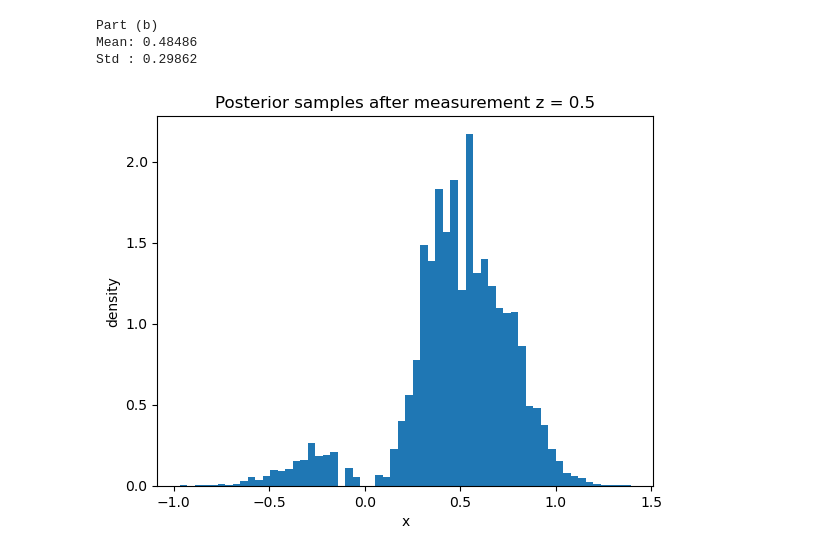
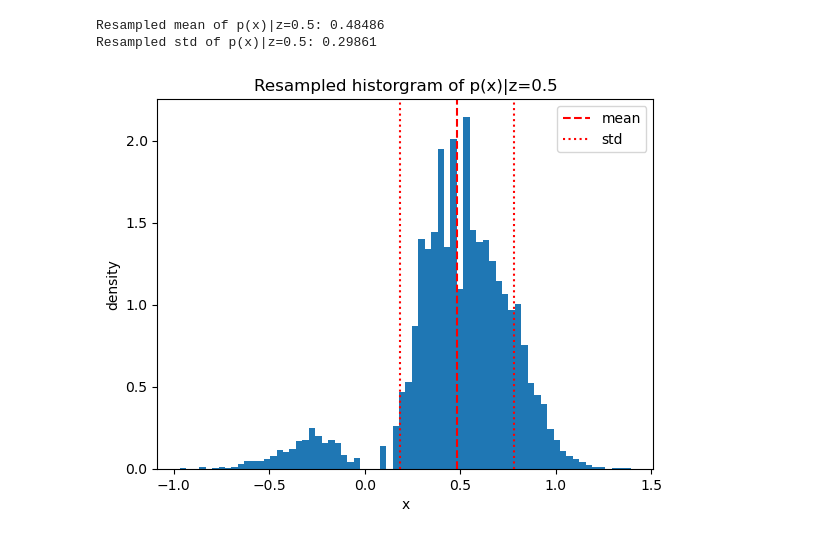
Before and after one commit to MariHGU/Robotics, a Jupyter notebook: homework7/task2.ipynb, the cells around one changed output. Cells and saved outputs as stored; diff of their text form; code cells hidden in the pictures.

Commit message:
completed homework 7 task 2

```diff
--- a/homework7/task2.ipynb
+++ b/homework7/task2.ipynb
@@ -61,35 +38,39 @@ Std : 1.71937
-# %%
-# -------------------------
-# Part (b): measurement update
-# z = 2x + epsilon, epsilon ~ N(0, 0.3)
-# measurement z = 0.5
-# -------------------------
-z = 0.5
-noise_var = 0.3
-
-log_weights = -0.5 * (z - 2*x)**2 / noise_var
-
-# numerical stabilization
-log_weights -= np.max(log_weights)
-weights = np.exp(log_weights)
-weights /= np.sum(weights)
-
-# resample posterior particles
-indices = np.random.choice(np.arange(N), size=N, replace=True, p=weights)
-x_post = x[indices]
-
-print("\nPart (b)")
-print("Mean:", round(np.mean(x_post), 5))
-print("Std :", round(np.std(x_post, ddof=1), 5))
-
-plt.figure()
-plt.hist(x_post, bins=60, density=True)
-plt.title("Posterior samples after measurement z = 0.5")
-plt.xlabel("x")
-plt.ylabel("density")
-plt.show()
-# %% [output]
-Part (b)
-Mean: 0.48486
-Std : 0.29862
-[figure, removed]
+# %%
+# task b
+
+# e = np.random.normal(0, 0.3), z = 2x + e
+# Measured z = 0.5
+# std = sqrt(var^2)
+
+z = 0.5
+var = 0.3
+
+# -- Likelihood weights --
+log_weights = -0.5 * (z - 2*final)**2 / var # avoids underflow issues
+weights = np.exp(log_weights - np.max(log_weights)) # normalize weights, max log weight is 0 => max weight is 1, relative weights are preserved
+weights /= np.sum(weights) # normalize weights to sum to 1, required for probability distribution and resampling
+# Converts weights into probabilities
+
+# -- Resampling --
+resampled_indicies = np.random.choice(a=np.arange(N), size=N, replace=True, p=weights)
+resampled_final = final[resampled_indicies]
+resampled_mean = np.mean(resampled_final)
+resampled_std = np.std(resampled_final)
+
+print(f"Resampled mean of p(x)|z=0.5: {round(resampled_mean, 5)}")
+print(f"Resampled std of p(x)|z=0.5: {round(resampled_std, 5)}")
+
+# -- Plotting --
+plt.hist(resampled_final, bins=70, density=True)
+plt.title("Resampled historgram of p(x)|z=0.5")
+plt.axvline(resampled_mean, linestyle='--', label='mean', color='red')
+plt.axvline(resampled_mean + resampled_std, linestyle=':', label='std', color='red')
+plt.axvline(resampled_mean - resampled_std, linestyle=':', color='red')
+plt.xlabel("x")
+plt.ylabel("density")
+plt.legend()
+plt.show()
+# %% [output]
+Resampled mean of p(x)|z=0.5: 0.48486
+Resampled std of p(x)|z=0.5: 0.29861
+[figure, added]
```
Also changed, not shown: parts of 2 cells of this notebook.
